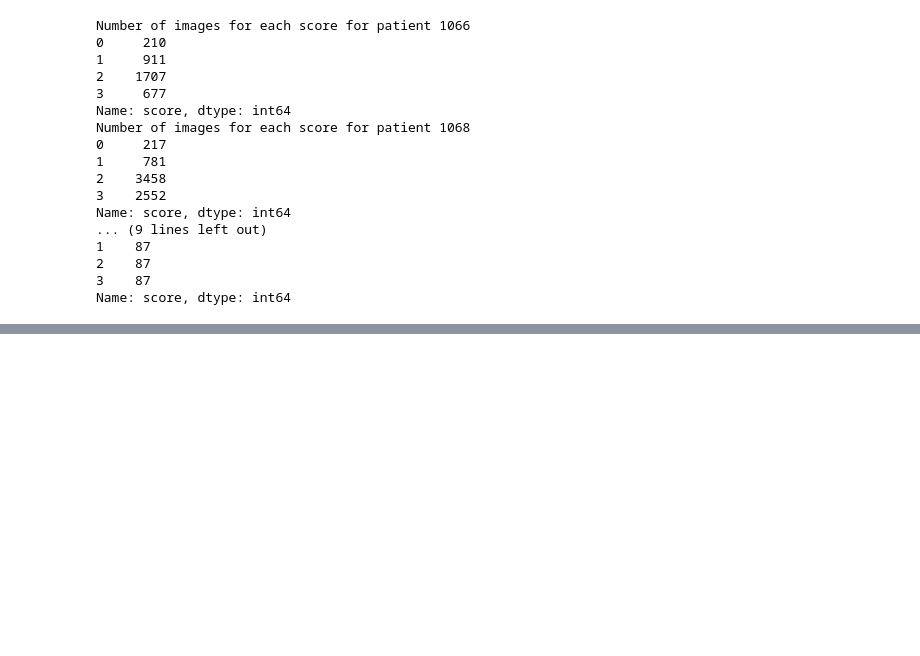
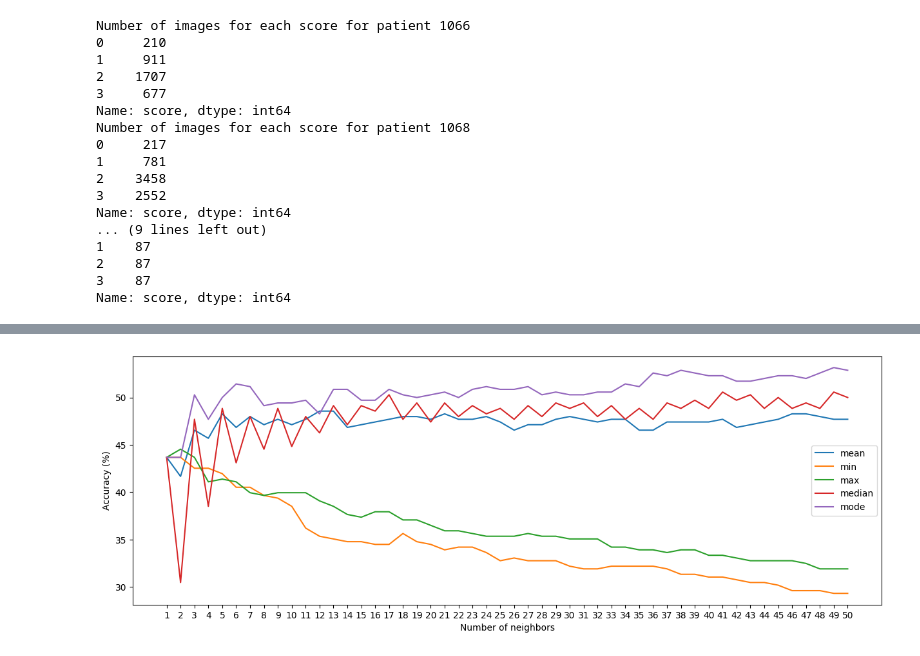
Before and after one commit to davidemodolo/Lung-Ultrasound-Image-Classifier, a Jupyter notebook: step_by_step_try.ipynb, the cells around one changed output, grey strips where cells are left out. Drawn from its saved outputs; the diff is of its cells as text; code cells hidden in the pictures; blank space fills up the shorter version.

Commit message:
created a binary model with DL, added some plots

```diff
--- a/step_by_step_try.ipynb
+++ b/step_by_step_try.ipynb
@@ -354,14 +363,17 @@ class BinaryDataset(Dataset):
         return sms, int(label), self.preds.iloc[idx]["path"]
 # %%
 import matplotlib.pyplot as plt
-
+import torch
+import torch.nn as nn
+import torch.optim as optim
+from torch.utils.data import DataLoader, Dataset
 # train the binary model
 binary_model = MIDbinary()
+device = torch.device("cuda:0" if torch.cuda.is_available() else "cpu")
 binary_model = binary_model.to(device)
 criterion = nn.CrossEntropyLoss()
 learning_rate = 0.0001
 optimizer = optim.SGD(binary_model.parameters(), lr=learning_rate)
-
 train_values = pd.read_csv("values_train.csv")
 test_values = pd.read_csv("values_test.csv")
 
@@ -372,7 +384,8 @@ test_dataloader_bin = DataLoader(test_dataset_bin, batch_size=batch_size, shuffl
 
 results_train = []
 results_test = []
-num_epochs = 10
+num_epochs = 20
+max_test = 0
 
 for epoch in range(num_epochs):
     print(f"Epoch {epoch}")
@@ -389,6 +402,9 @@ for epoch in range(num_epochs):
     if epoch % 2 == 0:
         learning_rate = learning_rate/2
         optimizer = optim.SGD(binary_model.parameters(), lr=learning_rate)
+    if test_acc > max_test:
+        max_test = test_acc
+        torch.save(binary_model.state_dict(), f"binary_model_{epoch}.pt")
 
 print("Train: ", results_train)
 print("Test: ", results_test)
@@ -427,7 +444,10 @@ model = MIDmodel()
 model.load_state_dict(torch.load("MIDmodel_old.pt"))
 model.to(device)
 model.eval()
-
+binary_model = MIDbinary()
+binary_model.load_state_dict(torch.load("binary_model_17.pt"))
+binary_model.to(device)
+binary_model.eval()
 # get the predictions for the test set and pass it to the binary model
 usefulcount = 0
 uselesscount = 0
@@ -841,0 +777,21 @@ Name: score, dtype: int64
+# %%
+# plot correct_mean, correct_min, correct_max over the number of neighbors
+plt.figure(figsize=(15,5))
+new_mean =[i/len(values_test)*100 for i in correct_mean]
+new_min =[i/len(values_test)*100 for i in correct_min]
+new_max =[i/len(values_test)*100 for i in correct_max]
+new_median =[i/len(values_test)*100 for i in correct_median]
+new_mode =[i/len(values_test)*100 for i in correct_mode]
+plt.plot(range(1,51), new_mean[1:], label="mean")
+plt.plot(range(1,51), new_min[1:], label="min")
+plt.plot(range(1,51), new_max[1:], label="max")
+plt.plot(range(1,51), new_median[1:], label="median")
+plt.plot(range(1,51), new_mode[1:], label="mode")
+plt.xticks(range(1,51))
+
+plt.xlabel("Number of neighbors")
+plt.ylabel("Accuracy (%)")
+plt.legend()
+plt.show()
+# %% [output]
+[figure, added]
```
Also changed, not shown: parts of 14 cells of this notebook, 2 other files.
